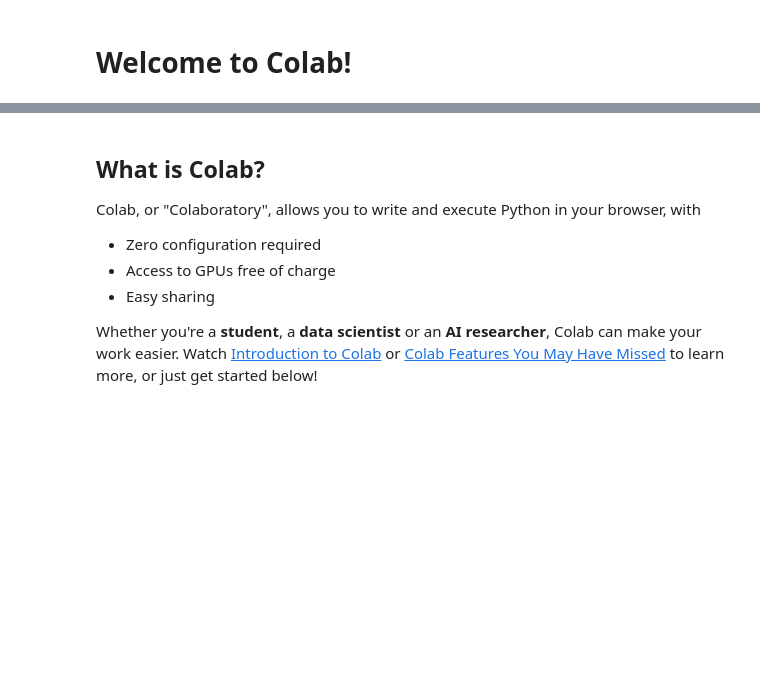
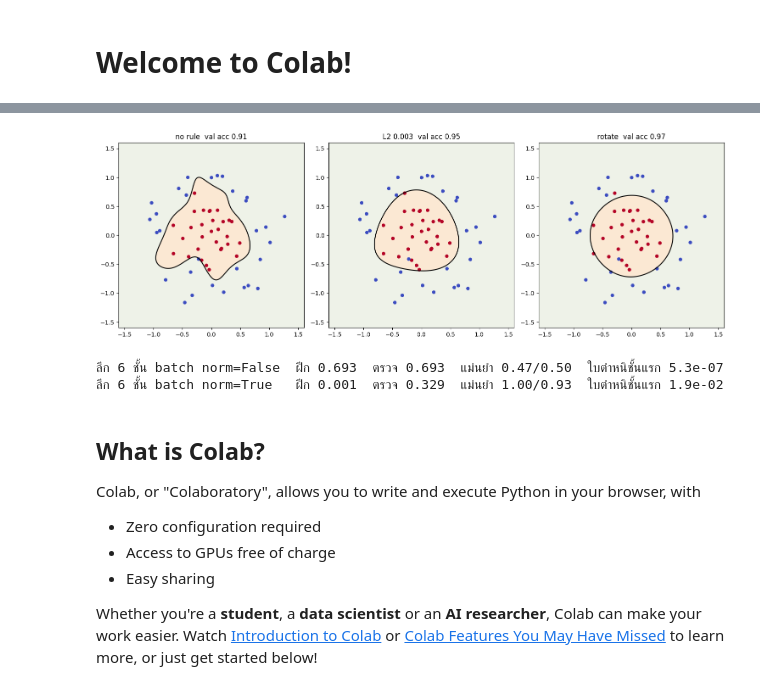
Before and after one commit to Woramet-su/openapi, a Jupyter notebook: Welcome_To_Colab.ipynb, the cells around one changed output, grey strips where cells are left out. Saved outputs shown, nothing was run; the diff lists cells and outputs as text; code cells hidden in the pictures; blank space fills up the shorter version.

```diff
--- a/Welcome_To_Colab.ipynb
+++ b/Welcome_To_Colab.ipynb
@@ -178,0 +111,6 @@ Colab now has AI features powered by [Gemini](https://gemini.google.com). The vi
+# %%
+def predict(P, X, train_mode=False, p=0.5, rng=None):
+    h = np.tanh(X@P["W1"] + P["b1"])
+    if train_mode:
+        h = h * (rng.random(h.shape) > p) / (1 - p)
+    return sig(h@P["W2"] + P["b2"])
@@ -179,3 +145,77 @@ Colab now has AI features powered by [Gemini](https://gemini.google.com). The vi
+# %%
+runs = {"no rule": fit(64, 10000), "L2 0.003": fit(64, 10000, l2=0.003), "rotate": fit(64, 10000, aug="rotate")}
+g = np.linspace(-1.6, 1.6, 200)
+XX, YY = np.meshgrid(g, g)
+grid = np.c_[XX.ravel(), YY.ravel()]
+fig, axes = plt.subplots(1, 3, figsize=(15, 5))
+for ax, (name, (tr, va, a, b, wn, P)) in zip(axes, runs.items()):
+    o = sig(np.tanh(grid@P["W1"] + P["b1"])@P["W2"] + P["b2"]).reshape(XX.shape)
+    ax.contourf(XX, YY, o, levels=[0, 0.5, 1], colors=["#eef2e8", "#fbe8d3"])
+    ax.contour(XX, YY, o, levels=[0.5], colors="k")
+    ax.scatter(Xtr[:,0], Xtr[:,1], c=ytr.ravel(), cmap="coolwarm", s=25)
+    ax.set_title(f"{name}  val acc {b:.2f}"); ax.set_aspect("equal")
+plt.tight_layout(); plt.show()
+# %% [output]
+[figure, added]
+# %%
+def fit_deep(depth, epochs, lr=0.3, seed=0, bn=False, width=16):
+    rng = np.random.default_rng(seed)
+    sizes = [2] + [width]*depth + [1]
+    W = [rng.normal(0, 1, (a, b))/np.sqrt(a) for a, b in zip(sizes[:-1], sizes[1:])]
+    b = [np.zeros((1, s)) for s in sizes[1:]]
+    gam = [np.ones((1, width)) for _ in range(depth)]     # ปุ่มยืดของ BN
+    bet = [np.zeros((1, width)) for _ in range(depth)]    # ปุ่มเลื่อนของ BN
+    rmu = [np.zeros((1, width)) for _ in range(depth)]    # ค่าเฉลี่ยสะสม ใช้ตอนสอบ
+    rvar = [np.ones((1, width)) for _ in range(depth)]
+
+    def forward(X, train):
+        h = X; cache = []
+        for i in range(depth):
+            z = h@W[i] + b[i]
+            if bn:
+                if train:                                  # โหมดซ้อม ใช้ค่าเฉลี่ยของชุดนี้
+                    mu = z.mean(0, keepdims=True); var = z.var(0, keepdims=True)
+                    rmu[i] = 0.9*rmu[i] + 0.1*mu; rvar[i] = 0.9*rvar[i] + 0.1*var
+                else:                                      # โหมดสอบ ใช้ค่าเฉลี่ยสะสม
+                    mu, var = rmu[i], rvar[i]
+                zh = (z - mu)/np.sqrt(var + 1e-5)
+                z = gam[i]*zh + bet[i]
+            else:
+                zh, var = None, None
+            hn = sig(z); cache.append((h, zh, var, hn)); h = hn
+        return sig(h@W[-1] + b[-1]), cache
+
+    tr = []; va = []; g_first = None
+    for e in range(epochs+1):
+        o, cache = forward(Xtr, True)
+        tr.append(bce(o, ytr)); va.append(bce(forward(Xva, False)[0], yva))
+        if e == epochs: break
+        d = (o - ytr)/len(ytr)
+        gW = [None]*len(W); gb = [None]*len(W)
+        gW[-1] = cache[-1][3].T@d; gb[-1] = d.sum(0, keepdims=True)
+        dh = d@W[-1].T
+        for i in reversed(range(depth)):
+            hin, zh, var, hn = cache[i]
+            dz = dh*hn*(1 - hn)                            # ย้อนผ่านซิกมอยด์
+            if bn:                                         # ย้อนผ่าน batch norm
+                gam_g = (dz*zh).sum(0, keepdims=True); bet_g = dz.sum(0, keepdims=True)
+                dzh = dz*gam[i]
+                dz = (dzh - dzh.mean(0, keepdims=True) - zh*(dzh*zh).mean(0, keepdims=True))/np.sqrt(var + 1e-5)
+                gam[i] -= lr*gam_g; bet[i] -= lr*bet_g
+            gW[i] = hin.T@dz; gb[i] = dz.sum(0, keepdims=True)
+            dh = dz@W[i].T
+        if e == 0: g_first = float(np.abs(gW[0]).mean())   # ใบตำหนิที่ชั้นแรกได้รับ
+        for i in range(len(W)):
+            W[i] -= lr*gW[i]; b[i] -= lr*gb[i]
+    o = forward(Xtr, True)[0]; ov = forward(Xva, False)[0]
+    return np.array(tr), np.array(va), accuracy(o, ytr), accuracy(ov, yva), g_first
+
+for bn in [False, True]:
+    tr, va, a, b, g = fit_deep(6, 3000, bn=bn)
+    print(f"ลึก 6 ชั้น batch norm={str(bn):5s}  ฝึก {tr[-1]:.3f}  ตรวจ {va[-1]:.3f}  แม่นยำ {a:.2f}/{b:.2f}  ใบตำหนิชั้นแรก {g:.1e}")
+# %% [output]
+ลึก 6 ชั้น batch norm=False  ฝึก 0.693  ตรวจ 0.693  แม่นยำ 0.47/0.50  ใบตำหนิชั้นแรก 5.3e-07
+ลึก 6 ชั้น batch norm=True   ฝึก 0.001  ตรวจ 0.329  แม่นยำ 1.00/0.93  ใบตำหนิชั้นแรก 1.9e-02
 # %% [markdown]
 <div class="markdown-google-sans">
   <h2>What is Colab?</h2>
```
Also changed, not shown: parts of 35 cells of this notebook.
